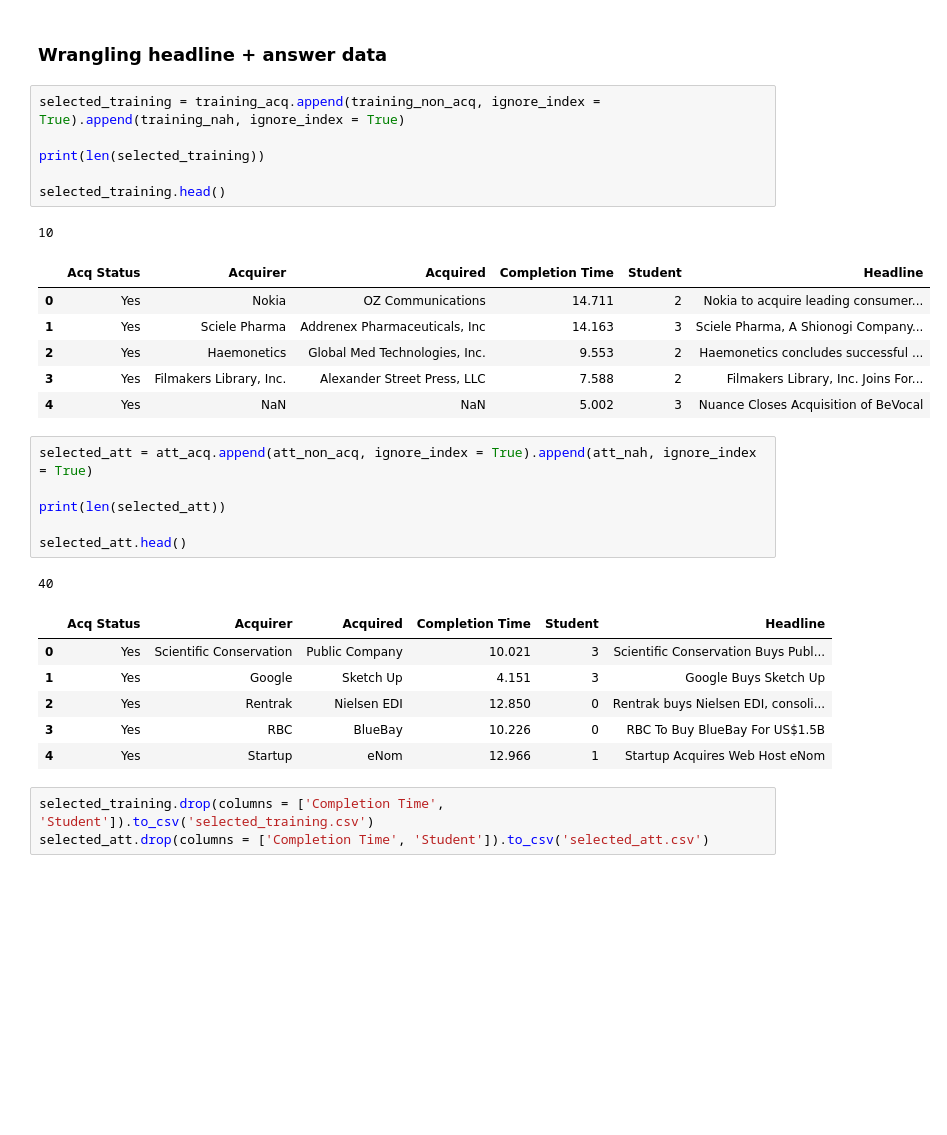
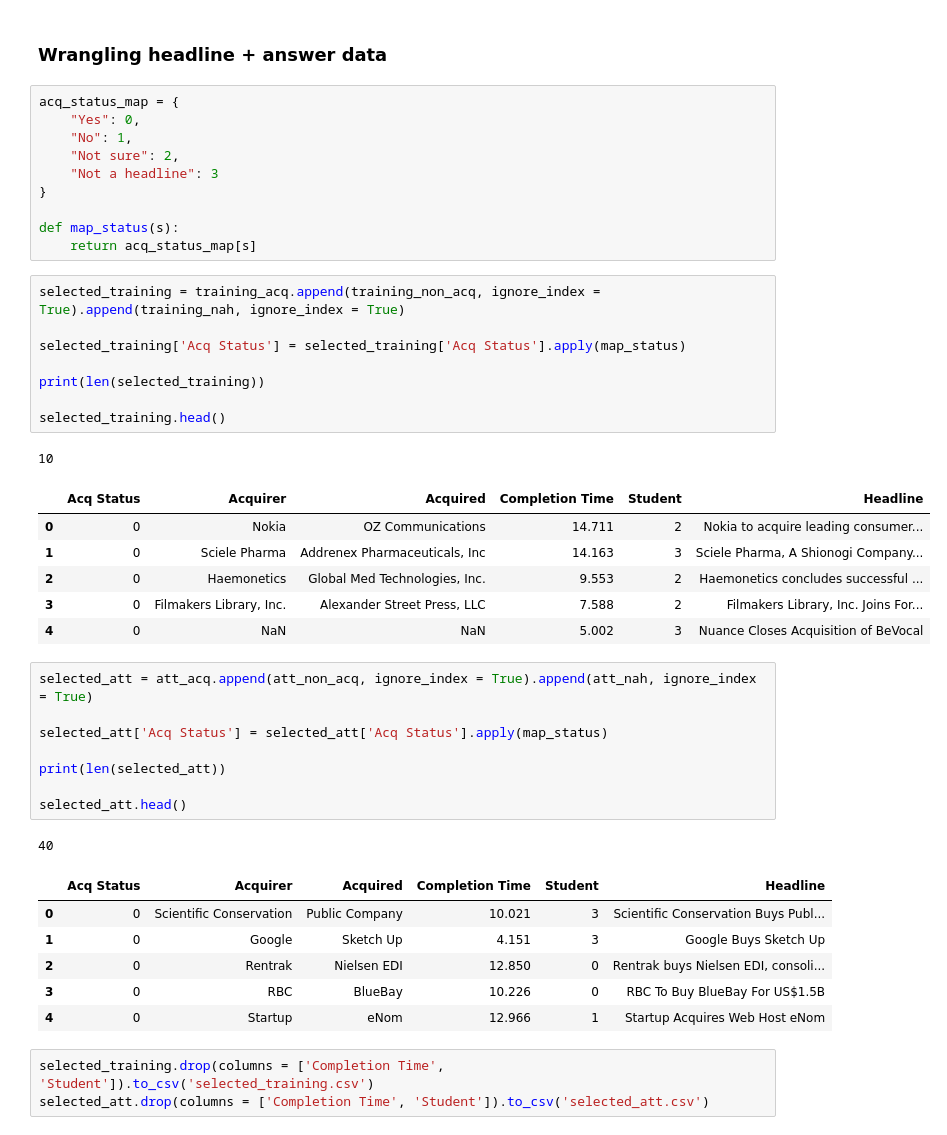
Before and after one commit to Press-Release-Infrastructure/press-release-qualtrics-infra, a Jupyter notebook: survey_data/survey_response_nb.ipynb, the cells around one changed output. Cells and saved outputs as stored; diff of their text form; blank space fills up the shorter version.

```diff
--- a/survey_data/survey_response_nb.ipynb
+++ b/survey_data/survey_response_nb.ipynb
@@ -522,22 +522,36 @@ att_nah
 | 317 | Not a headline | NaN | NaN | 13.291 | 2 | Vinnex International Championship... |
 # %% [markdown]
 ### Wrangling headline + answer data
+# %%
+acq_status_map = {
+    "Yes": 0,
+    "No": 1,
+    "Not sure": 2,
+    "Not a headline": 3
+}
+
+def map_status(s):
+    return acq_status_map[s]
 # %%
 selected_training = training_acq.append(training_non_acq, ignore_index = True).append(training_nah, ignore_index = True)
+
+selected_training['Acq Status'] = selected_training['Acq Status'].apply(map_status)
 
 print(len(selected_training))
 
 selected_training.head()
 # %% [output]
 10
 |  | Acq Status | Acquirer | Acquired | Completion Time | Student | Headline |
-| 0 | Yes | Nokia | OZ Communications | 14.711 | 2 | Nokia to acquire leading consumer... |
-| 1 | Yes | Sciele Pharma | Addrenex Pharmaceuticals, Inc | 14.163 | 3 | Sciele Pharma, A Shionogi Company... |
-| 2 | Yes | Haemonetics | Global Med Technologies, Inc. | 9.553 | 2 | Haemonetics concludes successful ... |
-| 3 | Yes | Filmakers Library, Inc. | Alexander Street Press, LLC | 7.588 | 2 | Filmakers Library, Inc. Joins For... |
-| 4 | Yes | NaN | NaN | 5.002 | 3 | Nuance Closes Acquisition of BeVocal |
+| 0 | 0 | Nokia | OZ Communications | 14.711 | 2 | Nokia to acquire leading consumer... |
+| 1 | 0 | Sciele Pharma | Addrenex Pharmaceuticals, Inc | 14.163 | 3 | Sciele Pharma, A Shionogi Company... |
+| 2 | 0 | Haemonetics | Global Med Technologies, Inc. | 9.553 | 2 | Haemonetics concludes successful ... |
+| 3 | 0 | Filmakers Library, Inc. | Alexander Street Press, LLC | 7.588 | 2 | Filmakers Library, Inc. Joins For... |
+| 4 | 0 | NaN | NaN | 5.002 | 3 | Nuance Closes Acquisition of BeVocal |
 # %%
 selected_att = att_acq.append(att_non_acq, ignore_index = True).append(att_nah, ignore_index = True)
+
+selected_att['Acq Status'] = selected_att['Acq Status'].apply(map_status)
 
 print(len(selected_att))
 
@@ -545,11 +559,11 @@ selected_att.head()
 # %% [output]
 40
 |  | Acq Status | Acquirer | Acquired | Completion Time | Student | Headline |
-| 0 | Yes | Scientific Conservation | Public Company | 10.021 | 3 | Scientific Conservation Buys Publ... |
-| 1 | Yes | Google | Sketch Up | 4.151 | 3 | Google Buys Sketch Up |
-| 2 | Yes | Rentrak | Nielsen EDI | 12.850 | 0 | Rentrak buys Nielsen EDI, consoli... |
-| 3 | Yes | RBC | BlueBay | 10.226 | 0 | RBC To Buy BlueBay For US$1.5B |
-| 4 | Yes | Startup | eNom | 12.966 | 1 | Startup Acquires Web Host eNom |
+| 0 | 0 | Scientific Conservation | Public Company | 10.021 | 3 | Scientific Conservation Buys Publ... |
+| 1 | 0 | Google | Sketch Up | 4.151 | 3 | Google Buys Sketch Up |
+| 2 | 0 | Rentrak | Nielsen EDI | 12.850 | 0 | Rentrak buys Nielsen EDI, consoli... |
+| 3 | 0 | RBC | BlueBay | 10.226 | 0 | RBC To Buy BlueBay For US$1.5B |
+| 4 | 0 | Startup | eNom | 12.966 | 1 | Startup Acquires Web Host eNom |
 # %%
 selected_training.drop(columns = ['Completion Time', 'Student']).to_csv('selected_training.csv')
 selected_att.drop(columns = ['Completion Time', 'Student']).to_csv('selected_att.csv')
```
Also changed, not shown: parts of 1 cell of this notebook, 7 other files.
